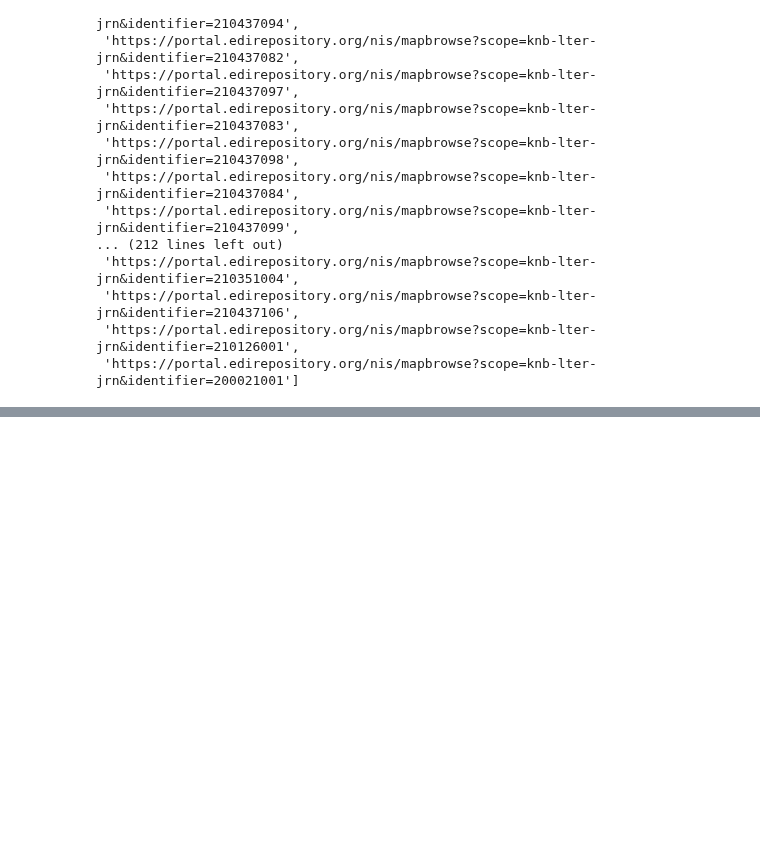
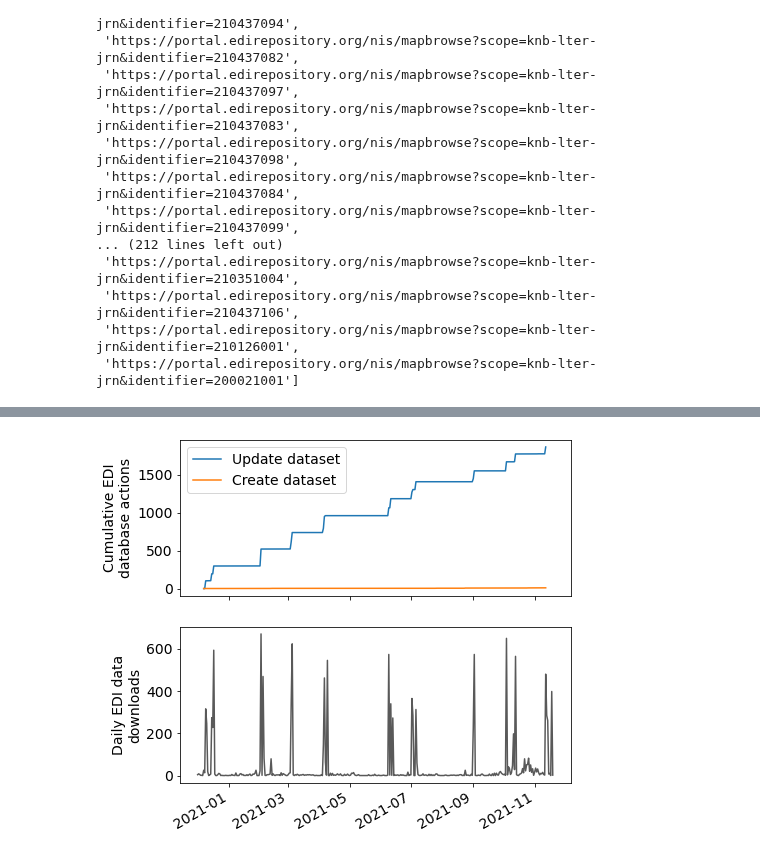
Before and after one commit to jornada-im/diagnostics, a Jupyter notebook: JRN-EDI-diagnostics-ANNRPT.ipynb, the cells around one changed output, grey strips where cells are left out. Drawn from its saved outputs; the diff is of its cells as text; code cells hidden in the pictures; blank space fills up the shorter version.

Commit message:
Data downloads from EDI

```diff
--- a/JRN-EDI-diagnostics-ANNRPT.ipynb
+++ b/JRN-EDI-diagnostics-ANNRPT.ipynb
@@ -243,0 +273,5 @@ accessrpt
+# %%
+# Get public data downloads for a scope from EDI audit report
+test = edia.request_aud_report('readDataEntity', cred.dn, cred.pw,
+                               user='public', group=None,resid='knb-lter-jrn',
+                               fromdt='2020-12-01', todt=None,lim=100000)
@@ -243,0 +281,6 @@ accessrpt
+# %%
+# Calculate the daily values
+test.index = pd.to_datetime(test.entry_dt)
+test['n'] = 1
+print('Average daily public downloads: ', test.shape[0]/365)
+test.head()
@@ -243,0 +296,3 @@ accessrpt
+# %%
+dl = test.n.resample('D').count()
+dl.head()
@@ -243,0 +307,20 @@ accessrpt
+# %%
+fig, ax = plt.subplots(nrows=2, ncols=1, figsize=(7, 7), sharex=True)
+
+ax[0].plot(daily.index, daily.n_update.cumsum(), label='Update dataset')
+ax[0].plot(daily.index, daily.n_create.cumsum(), label='Create dataset')
+ax[0].set_ylabel('Cumulative EDI\ndatabase actions')
+ax[0].legend()
+
+ax[1].plot(dl, label='Download pkg', color='0.35')
+#ax[1].plot(dl.index, daily_nomet.n_create.cumsum(), label='Create pkg')
+#ax[1].plot(daily_nomet.index, daily_nomet.n_tot.cumsum(), label='$\Delta$ Total')
+#ax[1].axhline(y=63, xmin=0, xmax=1, ls=':', lw=1.5, color='k',
+#             label='Proposal goal')
+
+plt.ylabel('Daily EDI data\ndownloads')
+fig.autofmt_xdate()
+fig.savefig(os.path.expanduser("~/GD_gmaurer@nmsu/IM/figures/JRN_EDI_2021_ann_rpt2_{0}.png".format(now)),
+            dpi=150, bbox_inches='tight',facecolor='w')
+# %% [output]
+[figure, added]
```
Also changed, not shown: parts of 9 cells of this notebook.
